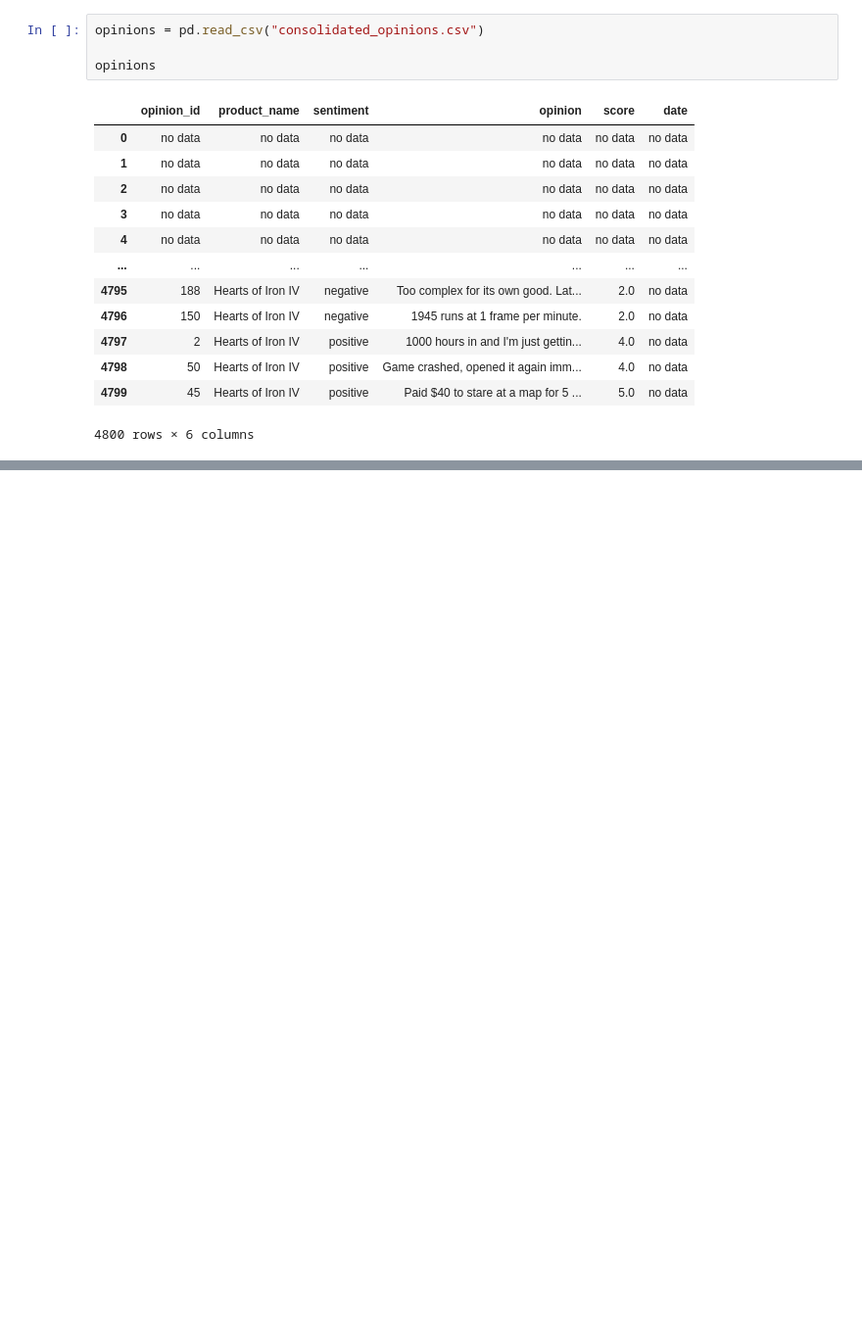
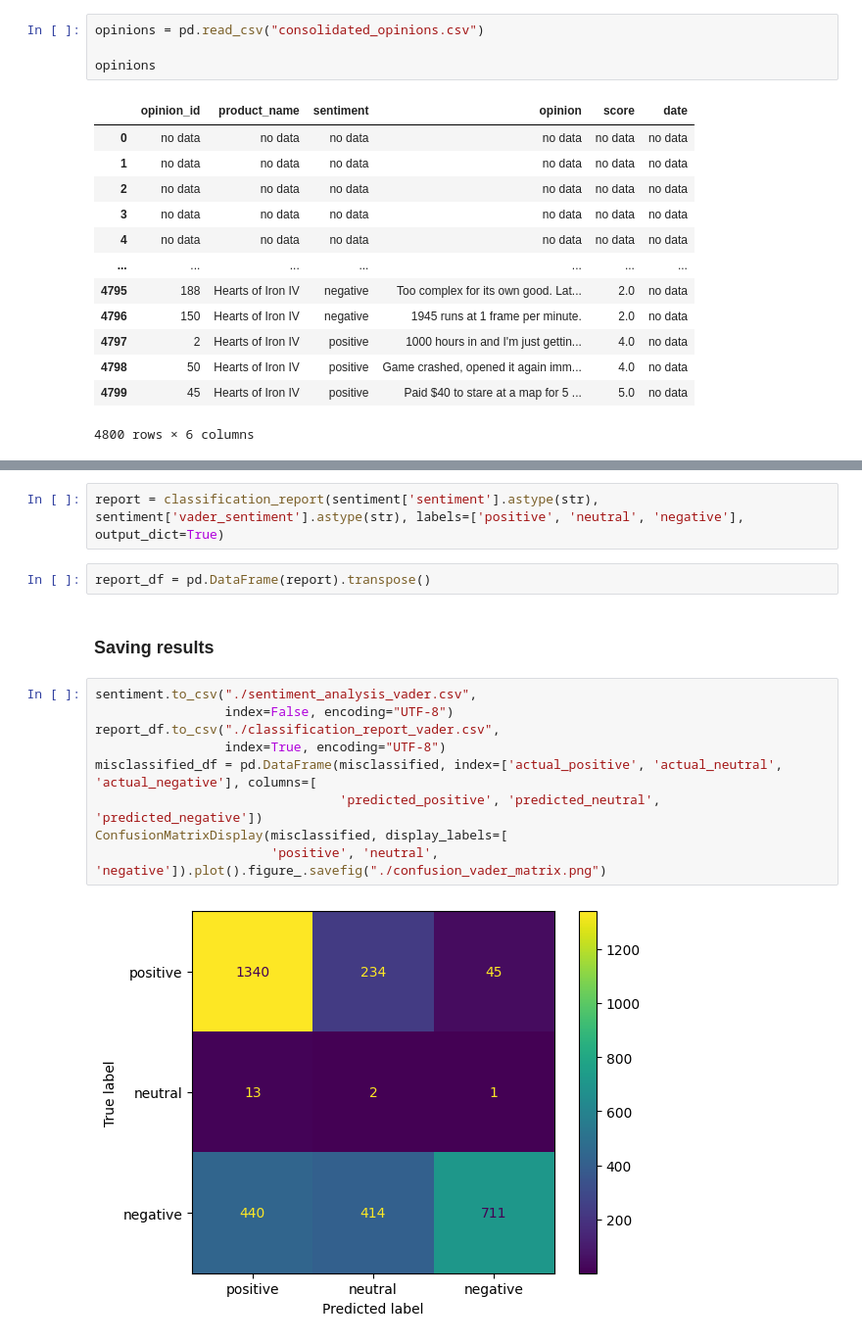
Before and after one commit to yuriipodria/SentimentAnalysis, a Jupyter notebook: classify_sentiment.ipynb, the cells around one changed output, grey strips where cells are left out. Shown at 98% size. Drawn from its saved outputs; the diff is of its cells as text; blank space fills up the shorter version.

```diff
--- a/classify_sentiment.ipynb
+++ b/classify_sentiment.ipynb
@@ -29,0 +66,17 @@ opinions.vader = opinions.opinion.apply(lambda o: sa.polarity_scores(o))
+# %%
+report = classification_report(sentiment['sentiment'].astype(str), sentiment['vader_sentiment'].astype(str), labels=['positive', 'neutral', 'negative'], output_dict=True)
+# %%
+report_df = pd.DataFrame(report).transpose()
+# %% [markdown]
+### Saving results
+# %%
+sentiment.to_csv("./sentiment_analysis_vader.csv",
+                 index=False, encoding="UTF-8")
+report_df.to_csv("./classification_report_vader.csv",
+                 index=True, encoding="UTF-8")
+misclassified_df = pd.DataFrame(misclassified, index=['actual_positive', 'actual_neutral', 'actual_negative'], columns=[
+                                'predicted_positive', 'predicted_neutral', 'predicted_negative'])
+ConfusionMatrixDisplay(misclassified, display_labels=[
+                       'positive', 'neutral', 'negative']).plot().figure_.savefig("./confusion_vader_matrix.png")
+# %% [output]
+[figure, added]
```
Also changed, not shown: parts of 6 cells of this notebook, 4 other files.
